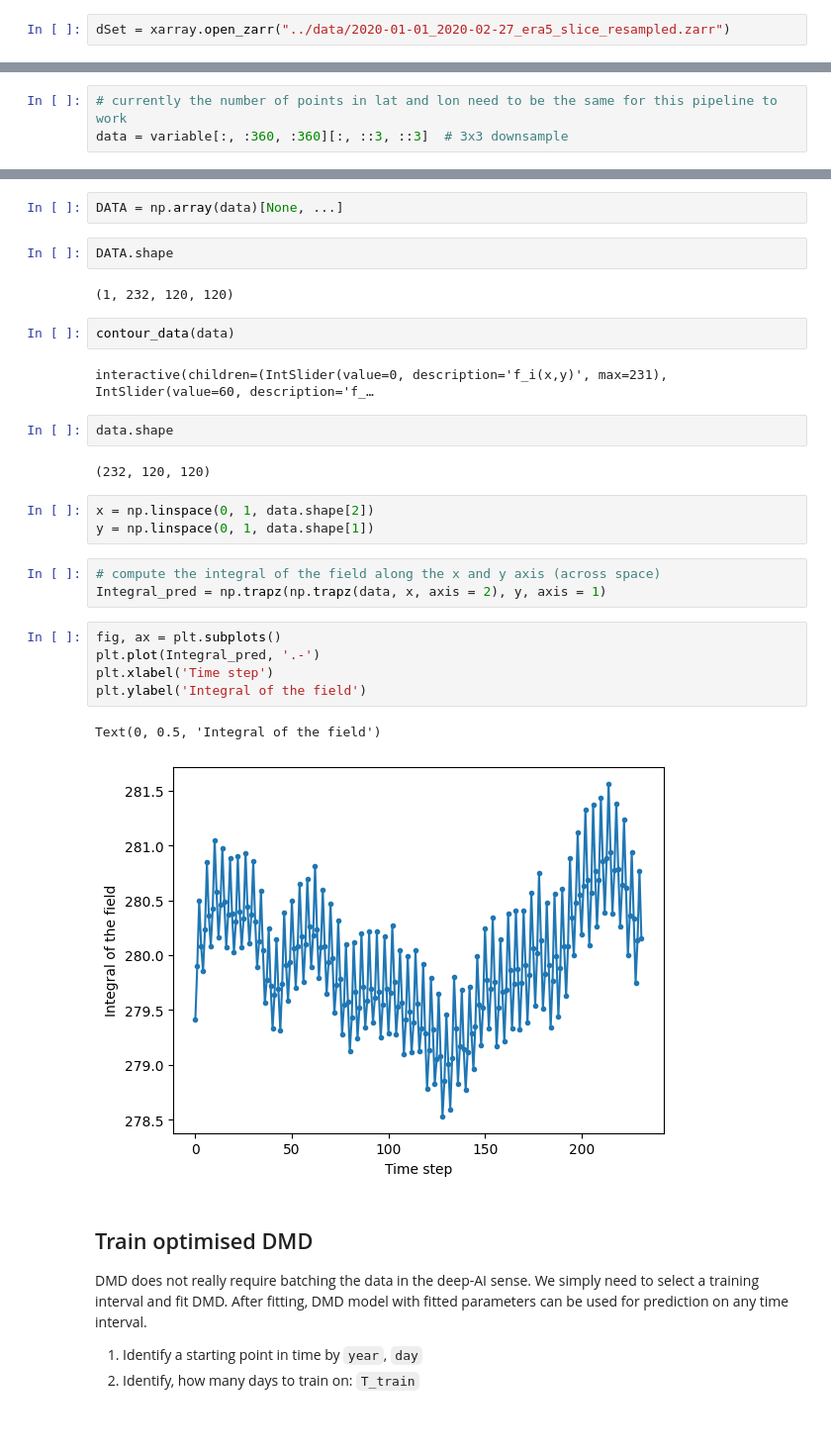
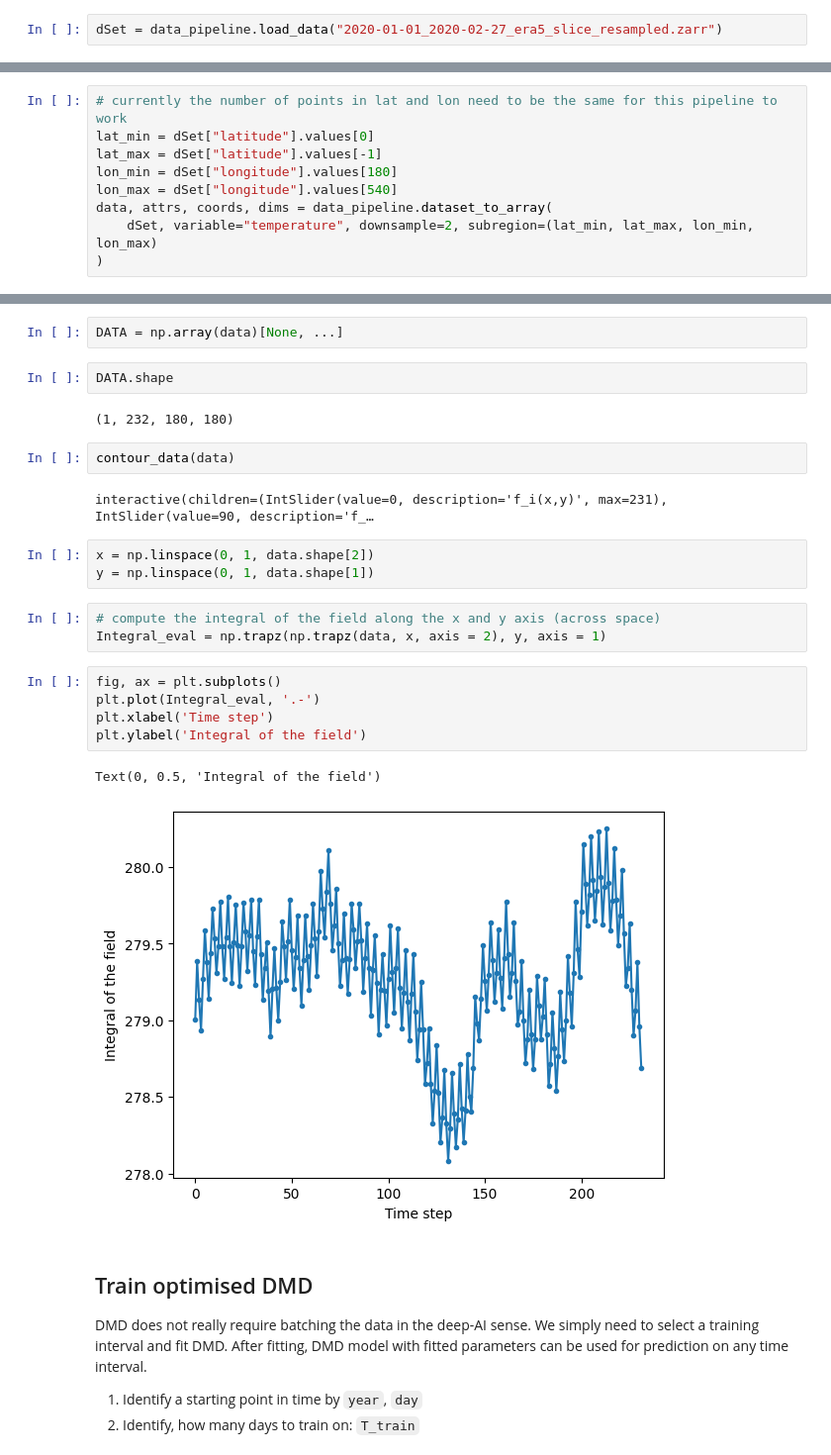
Before and after one commit to ClimeTrend/DMD, a Jupyter notebook: notebooks/Demo_2.ipynb, the cells around one changed output, grey strips where cells are left out. Shown at 99% size. Saved outputs shown, nothing was run; the diff lists cells and outputs as text; blank space fills up the shorter version.

Commit message:
update notebook following changes in data pipeline

```diff
--- a/notebooks/Demo_2.ipynb
+++ b/notebooks/Demo_2.ipynb
@@ -46,7 +45,7 @@ The autoreload extension is already loaded. To reload it, use:
 # %% [markdown]
 # DATA
 # %%
-dSet = xarray.open_zarr("../data/2020-01-01_2020-02-27_era5_slice_resampled.zarr")
+dSet = data_pipeline.load_data("2020-01-01_2020-02-27_era5_slice_resampled.zarr")
 # %%
 dSet
 # %% [output]
@@ -87,6 +71,12 @@ variable.shape
 # %%
 # currently the number of points in lat and lon need to be the same for this pipeline to work
-data = variable[:, :360, :360][:, ::3, ::3]  # 3x3 downsample
+lat_min = dSet["latitude"].values[0]
+lat_max = dSet["latitude"].values[-1]
+lon_min = dSet["longitude"].values[180]
+lon_max = dSet["longitude"].values[540]
+data, attrs, coords, dims = data_pipeline.dataset_to_array(
+    dSet, variable="temperature", downsample=2, subregion=(lat_min, lat_max, lon_min, lon_max)
+)
 # %%
 data.shape
 # %% [output]
@@ -96,29 +94,25 @@ DATA = np.array(data)[None, ...]
 # %%
 DATA.shape
 # %% [output]
-(1, 232, 120, 120)
+(1, 232, 180, 180)
 # %%
 contour_data(data)
 # %% [output]
-interactive(children=(IntSlider(value=0, description='f_i(x,y)', max=231), IntSlider(value=60, description='f_…
+interactive(children=(IntSlider(value=0, description='f_i(x,y)', max=231), IntSlider(value=90, description='f_…
-# %%
-data.shape
-# %% [output]
-(232, 120, 120)
 # %%
 x = np.linspace(0, 1, data.shape[2])
 y = np.linspace(0, 1, data.shape[1])
 # %%
 # compute the integral of the field along the x and y axis (across space)
-Integral_pred = np.trapz(np.trapz(data, x, axis = 2), y, axis = 1)
+Integral_eval = np.trapz(np.trapz(data, x, axis = 2), y, axis = 1)
 # %%
 fig, ax = plt.subplots()
-plt.plot(Integral_pred, '.-')
+plt.plot(Integral_eval, '.-')
 plt.xlabel('Time step')
 plt.ylabel('Integral of the field')
 # %% [output]
 Text(0, 0.5, 'Integral of the field')
-[figure, old version]
+[figure, new version]
 # %% [markdown]
 ## Train optimised DMD
 
```
Also changed, not shown: parts of 27 cells of this notebook.
